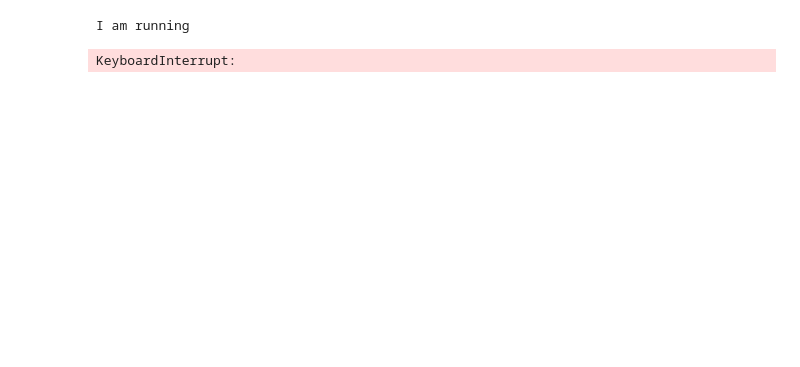
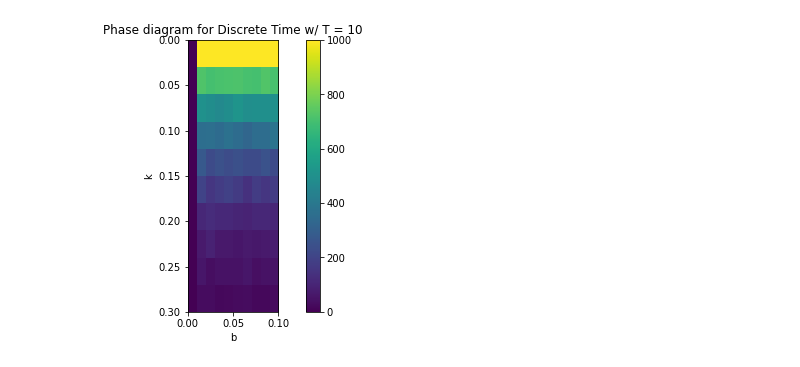
Before and after one commit to caam37830/project-group-1, a Jupyter notebook: scripts/discrete.ipynb, the cells around one changed output. Drawn from its saved outputs; the diff is of its cells as text; code cells hidden in the pictures; blank space fills up the shorter version.

```diff
--- a/scripts/discrete.ipynb
+++ b/scripts/discrete.ipynb
@@ -43,27 +86,19 @@ Plot for b = 0.0001 and k = 0.3
 # %%
 # Phase Diagram Code
-print('I am running')
+bs = np.linspace(0, 0.1, 10)
+ks = np.linspace(0, 0.3, 10)
 
-Ts = [10, 50, 100, 300, 600]
-
-for t in Ts:
-    # bs = np.linspace(0.001, 0.01, 10)
-    # ks = np.linspace(0.1, 0.6, 10)
-    bs = np.logspace(-4, 0, 10)
-    ks = np.logspace(-4, 0, 10)
-    cts = np.zeros((len(bs), len(ks)))
-    for i, b in enumerate(bs):
-        for j, k in enumerate(ks):
-            cts[i,j] = run_simulation_phase(b, k, T = t)
-    plt.figure(figsize=(10,5))
-    plt.imshow(cts, extent=[np.min(bs), np.max(bs), np.min(ks), np.max(ks)])
-    plt.colorbar()
-    # plt.axis('square')
-    plt.xscale('log')
-    plt.yscale('log')
-    plt.xlabel('b')
-    plt.ylabel('k')
-    plt.show()
+cts = np.zeros((len(bs), len(ks))) # create matrix of zeros
+for i, k in enumerate(ks):
+    for j, b in enumerate(bs):
+        cts[i,j] = run_simulation_phase(b, k, T=t) # assign counts of infected to each element
+plt.figure(figsize=(10,5))
+plt.imshow(cts, extent=[np.min(bs), np.max(bs), np.max(ks), np.min(ks)])
+plt.colorbar()
+plt.xlabel('b')
+plt.ylabel('k')
+plt.title('Phase diagram for Discrete Time w/ T = 10')
+plt.savefig('phaseDiagramDiscrete')
+plt.show()
 # %% [output]
-I am running
-KeyboardInterrupt:
+[figure, added]
```
Also changed, not shown: parts of 3 cells of this notebook, 9 other files.
